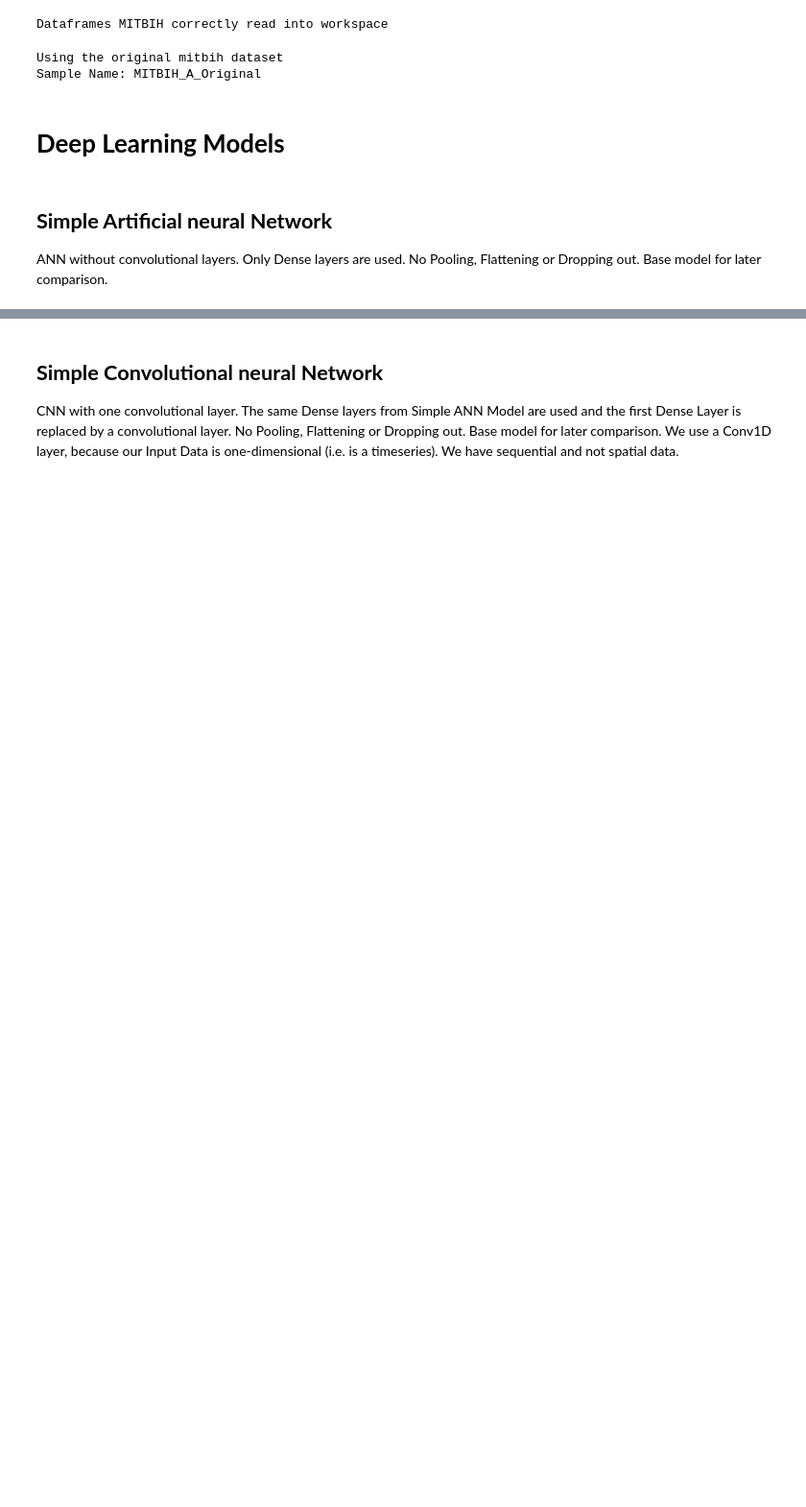
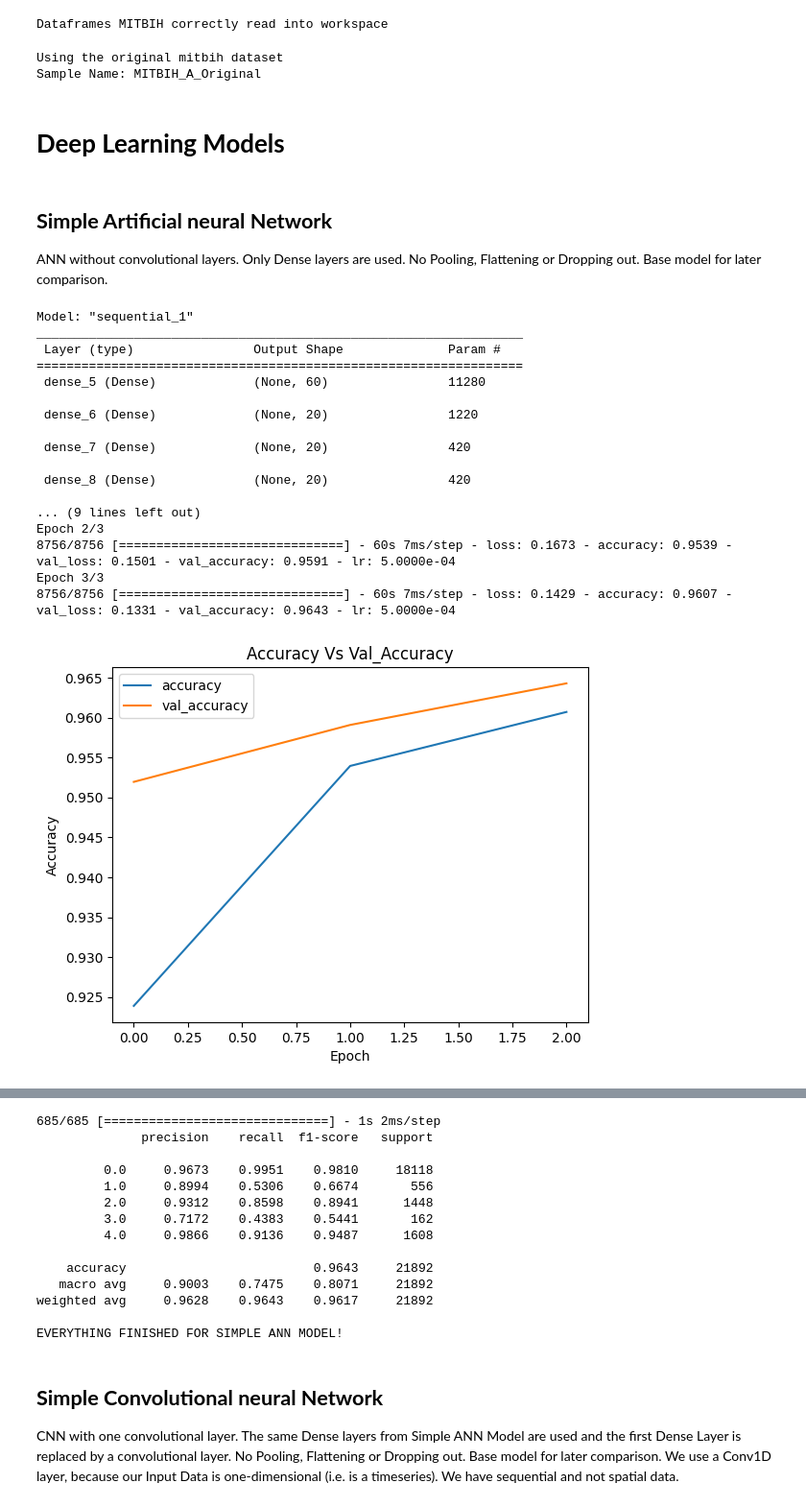
Before and after one commit to DataScientest-Studio/jan24_bds_int_heartbeat, a Jupyter notebook: notebooks/3a_DLmodels_MITBIH.ipynb, the cells around one changed output, grey strips where cells are left out. Shown at 96% size. Cells and saved outputs as stored; diff of their text form; code cells hidden in the pictures; blank space fills up the shorter version.

```diff
--- a/notebooks/3a_DLmodels_MITBIH.ipynb
+++ b/notebooks/3a_DLmodels_MITBIH.ipynb
@@ -130,18 +117,18 @@ ANN without convolutional layers. Only Dense layers are used. No Pooling, Flatte
 # %%
 if Train_Simple_ANN == True:
     class Config_ANN:
-        epochs = 70 #70 is default (exp1)
+        epochs = 3 #70 is default (exp1)
         batch_size = 10 #10 is default (exp1)
-        exp_name = 4 #Experiment Number counter
+        exp_name = 42 #Experiment Number counter
         patience = 70 #10 # is default (exp1)
         initial_learning_rate=0.001 #Default Initial Learning Rate for ADAM: 0.001
         optimizer = tf.keras.optimizers.Adam(learning_rate=initial_learning_rate)
         reduce_lr_every_10_epochs = True #Reduce the learning rate each 10 Epochs with the rate defined below. Default is False for exp1.
         lr_reduction_rate = 0.5 # Reduction Rate for reducing each 10 epochs. 0.5 means, that lr is halfed each 10 epochs.
-        filepath_checkpoint = '/kaggle/working/Simple_ANN/'+str(Config_Sampling.sample_name) +'/experiment_'+str(exp_name) + '_'+str (Config_Sampling.sample_name) +'.weights.h5'
-        filepath_accuracy_plot = '/kaggle/working/Simple_ANN/'+str(Config_Sampling.sample_name) +'/experiment_'+str(exp_name) +  '_'+ str (Config_Sampling.sample_name) +'.accuracy_plot.png'
-        filepath_loss_plot = '/kaggle/working/Simple_ANN/'+str(Config_Sampling.sample_name) +'/experiment_'+str(exp_name) +  '_'+str (Config_Sampling.sample_name) +'.loss_plot.png'
-        filepath_classification_report = '/kaggle/working/Simple_ANN/'+str(Config_Sampling.sample_name) +'/experiment_'+str(exp_name) +  '_'+str (Config_Sampling.sample_name) +'.classification_report.txt'
+        filepath_checkpoint = '../models/DL_Models/Simple_ANN/experiment_'+str(exp_name) + '_'+str (Config_Sampling.sample_name) +'.weights.h5'
+        filepath_accuracy_plot = '../reports/figures/DL_Models/Simple_ANN/experiment_'+str(exp_name) +  '_'+ str (Config_Sampling.sample_name) +'.accuracy_plot.png'
+        filepath_loss_plot = '../reports/figures/DL_Models/Simple_ANN/experiment_'+str(exp_name) +  '_'+str (Config_Sampling.sample_name) +'.loss_plot.png'
+        filepath_classification_report = '../reports/figures/DL_Models/Simple_ANN/experiment_'+str(exp_name) +  '_'+str (Config_Sampling.sample_name) +'.classification_report.txt'
 
     #Model structure: This is not changed during experiments.
     ann_model = tf.keras.models.Sequential()
@@ -187,30 +174,49 @@ if Train_Simple_ANN == True:
     plt.xlabel('Epoch')
     plt.ylabel('Accuracy')
     plt.savefig(Config_ANN.filepath_accuracy_plot)
     plt.show()
     plt.close()
 
 
     plt.plot(ann_model_history.history['loss'])
     plt.plot(ann_model_history.history['val_loss'])
     plt.legend(["loss","val_loss"])
     plt.title('Loss Vs Val_loss')
     plt.xlabel('Epoch')
     plt.ylabel('Loss')
     plt.savefig(Config_ANN.filepath_loss_plot)
     plt.show()
     plt.close()
 
     #Predict on test set.
     predictions = ann_model.predict(test).argmax(axis=1) #directly getting classes instead of probabilities.
 
     #make classification report and save it directly as a file.
     report=classification_report(test_target, predictions, digits=4)
     print(report)
     with open(Config_ANN.filepath_classification_report, 'w') as report_file:
         report_file.write(report)
 
     print("EVERYTHING FINISHED FOR SIMPLE ANN MODEL!")
 
 else:
     print("Simple ANN Model is not trained and evaluated")
+# %% [output]
+Model: "sequential_1"
+_________________________________________________________________
+ Layer (type)                Output Shape              Param #
+=================================================================
+ dense_5 (Dense)             (None, 60)                11280
+
+ dense_6 (Dense)             (None, 20)                1220
+
+ dense_7 (Dense)             (None, 20)                420
+
+ dense_8 (Dense)             (None, 20)                420
+
+... (9 lines left out)
+Epoch 2/3
+8756/8756 [==============================] - 60s 7ms/step - loss: 0.1673 - accuracy: 0.9539 - val_loss: 0.1501 - val_accuracy: 0.9591 - lr: 5.0000e-04
+Epoch 3/3
+8756/8756 [==============================] - 60s 7ms/step - loss: 0.1429 - accuracy: 0.9607 - val_loss: 0.1331 - val_accuracy: 0.9643 - lr: 5.0000e-04
+[figure, added]
@@ -217,3 +224,17 @@ else:
+685/685 [==============================] - 1s 2ms/step
+              precision    recall  f1-score   support
+
+         0.0     0.9673    0.9951    0.9810     18118
+         1.0     0.8994    0.5306    0.6674       556
+         2.0     0.9312    0.8598    0.8941      1448
+         3.0     0.7172    0.4383    0.5441       162
+         4.0     0.9866    0.9136    0.9487      1608
+
+    accuracy                         0.9643     21892
+   macro avg     0.9003    0.7475    0.8071     21892
+weighted avg     0.9628    0.9643    0.9617     21892
+
+EVERYTHING FINISHED FOR SIMPLE ANN MODEL!
 # %% [markdown]
 ## **Simple Convolutional neural Network**
 CNN with one convolutional layer. The same Dense layers from Simple ANN Model are used and the first Dense Layer is replaced by a convolutional layer. No Pooling, Flattening or Dropping out. Base model for later comparison. We use a Conv1D layer, because our Input Data is one-dimensional (i.e. is a timeseries). We have sequential and not spatial data.
```
Also changed, not shown: parts of 6 cells of this notebook, 3 other files.
